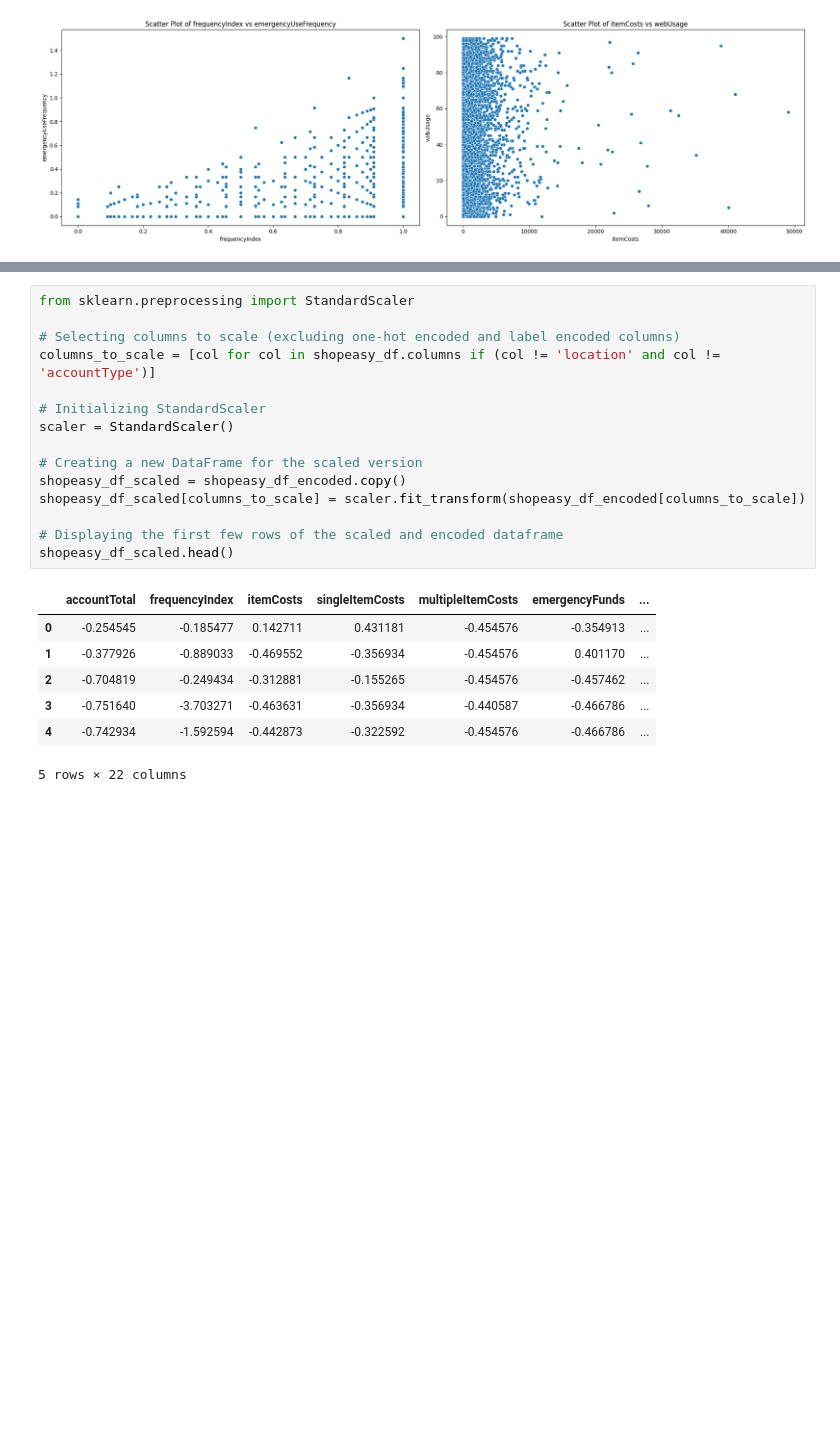
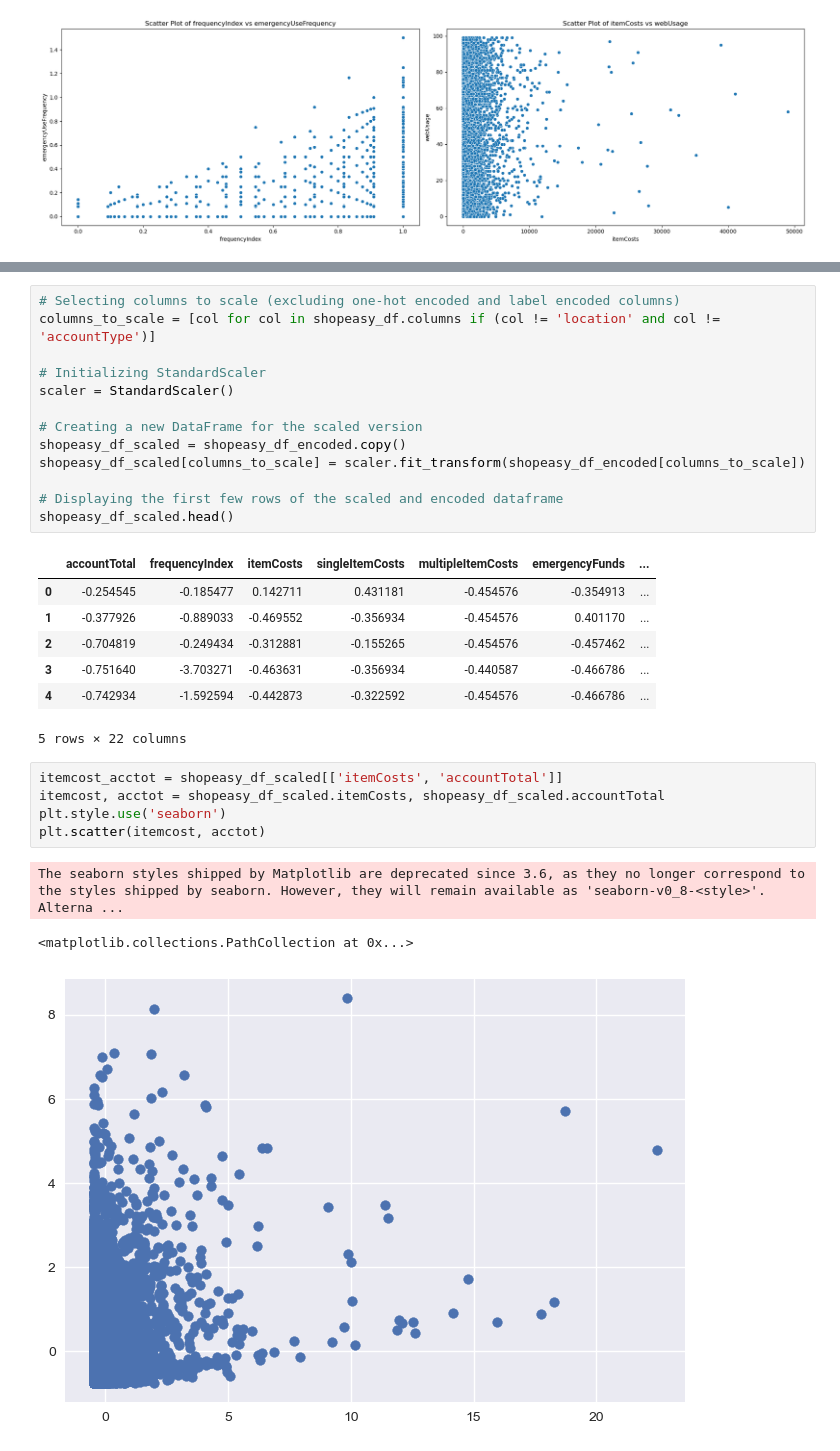
Before and after one commit to MattiaCervelli/AI-ML_project.shopEasy_283791, a Jupyter notebook: main.ipynb, the cells around one changed output, grey strips where cells are left out. Drawn from its saved outputs; the diff is of its cells as text; blank space fills up the shorter version.

```diff
--- a/main.ipynb
+++ b/main.ipynb
@@ -286,8 +285,6 @@ shopeasy_df_encoded.head()
 | 4 | 18.120946 | 0.500000 | 57.00 | 57.00 | 0.00 | 0.000000 | ... |
 5 rows × 22 columns
 # %%
-from sklearn.preprocessing import StandardScaler
-
 # Selecting columns to scale (excluding one-hot encoded and label encoded columns)
 columns_to_scale = [col for col in shopeasy_df.columns if (col != 'location' and col != 'accountType')]
 
@@ -308,3 +305,12 @@ shopeasy_df_scaled.head()
 | 3 | -0.751640 | -3.703271 | -0.463631 | -0.356934 | -0.440587 | -0.466786 | ... |
 | 4 | -0.742934 | -1.592594 | -0.442873 | -0.322592 | -0.454576 | -0.466786 | ... |
 5 rows × 22 columns
+# %%
+itemcost_acctot = shopeasy_df_scaled[['itemCosts', 'accountTotal']]
+itemcost, acctot = shopeasy_df_scaled.itemCosts, shopeasy_df_scaled.accountTotal
+plt.style.use('seaborn')
+plt.scatter(itemcost, acctot)
+# %% [output]
+The seaborn styles shipped by Matplotlib are deprecated since 3.6, as they no longer correspond to the styles shipped by seaborn. However, they will remain available as 'seaborn-v0_8-<style>'. Alterna ...
+<matplotlib.collections.PathCollection at 0x...>
+[figure, added]
```
Also changed, not shown: parts of 24 cells of this notebook.
